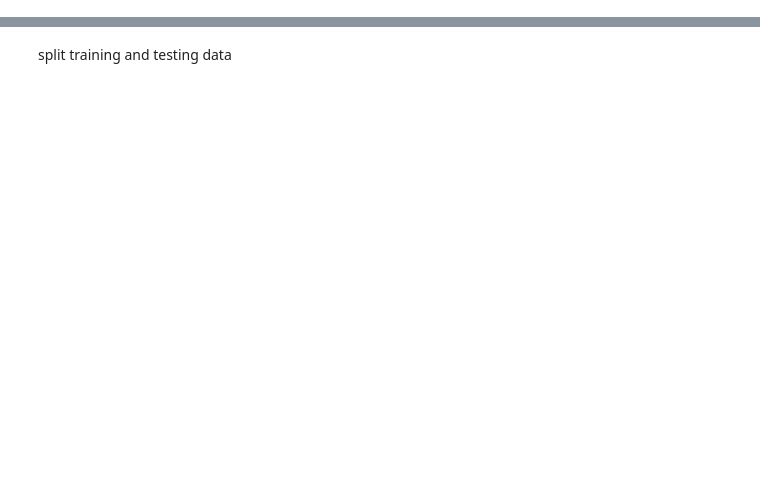
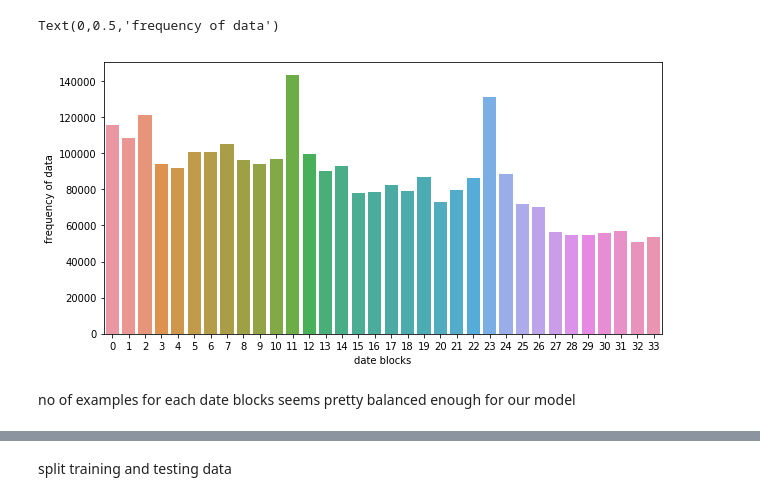
Before and after one commit to nishnash54/RecOmax, a Jupyter notebook: Sales/sales.ipynb, the cells around one changed output, grey strips where cells are left out. Cells and saved outputs as stored; diff of their text form; code cells hidden in the pictures; blank space fills up the shorter version.

```diff
--- a/Sales/sales.ipynb
+++ b/Sales/sales.ipynb
@@ -16,8 +16,8 @@ warnings.filterwarnings('ignore')
 # %%
-train = pd.read_csv('../input/sales_train.csv')
-test = pd.read_csv('../input/test.csv')
-items = pd.read_csv('../input/items.csv')
-item_cats = pd.read_csv('../input/item_categories.csv')
-shops = pd.read_csv('../input/shops.csv')
+train = pd.read_csv('Data/sales_train_v2.csv')
+test = pd.read_csv('Data/test.csv')
+items = pd.read_csv('Data/items.csv')
+item_cats = pd.read_csv('Data/item_categories.csv')
+shops = pd.read_csv('Data/shops.csv')
 # %%
 train.info()
@@ -70,10 +135,16 @@ for i in range(5):
 # %%
 Y = train.groupby(['date_block_num'])['shop_id'].count().values
 X = np.arange(len(Y))
 
-plt.bar(X, Y, color='c')
+plt.figure(figsize=(10,5))
+sns.barplot(X, Y)
 plt.xlabel('date blocks')
 plt.ylabel('frequency of data')
+# %% [output]
+Text(0,0.5,'frequency of data')
+[figure, added]
+# %% [markdown]
+no of examples for each date blocks seems pretty balanced enough for our model
 # %%
 # group by month
 train = train.drop(['item_price'], axis=1)
```
Also changed, not shown: parts of 27 cells of this notebook, 2 other files.
